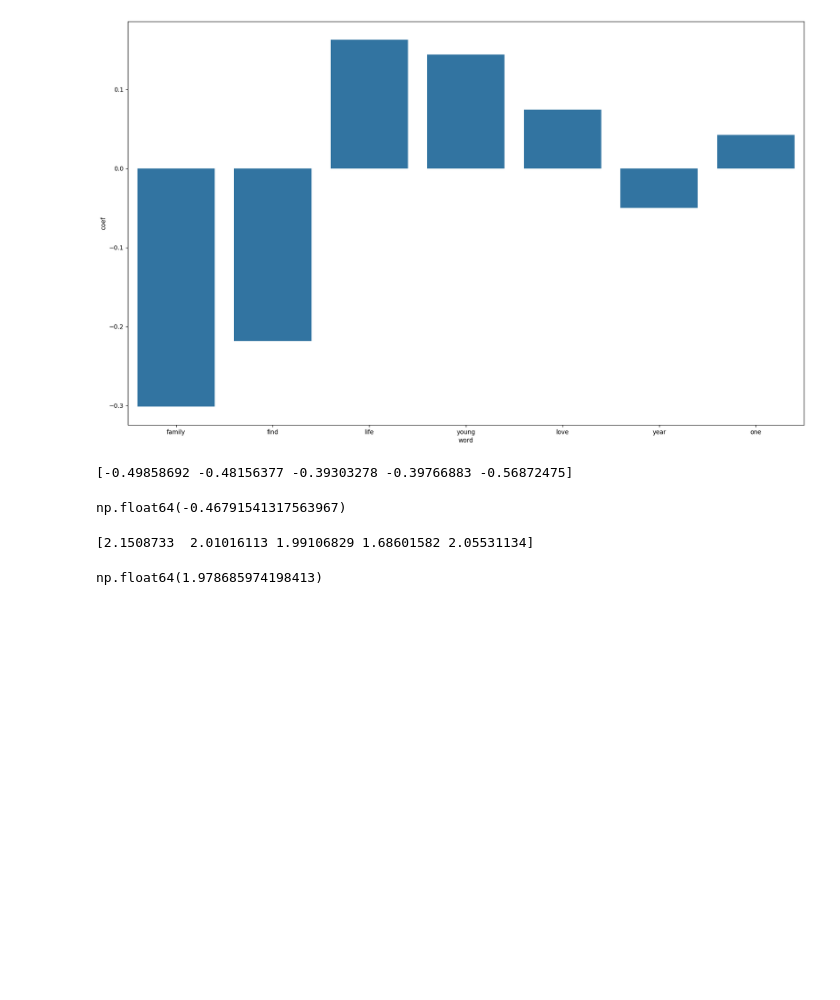
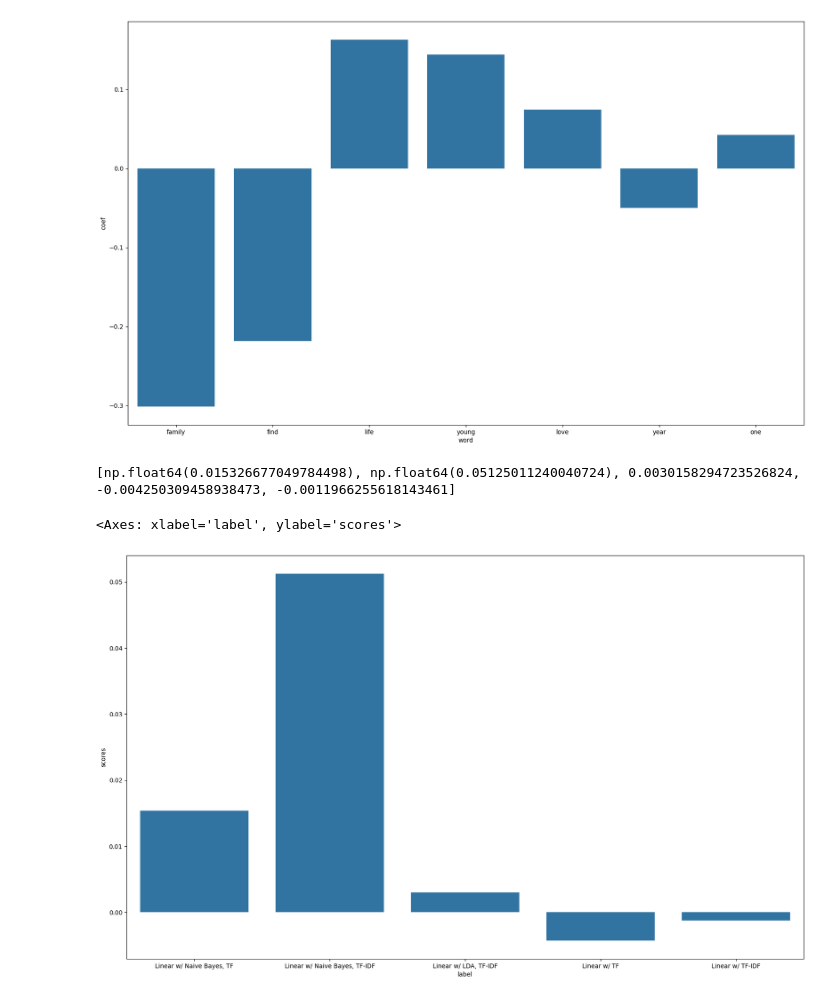
Before and after one commit to anthonybrown0528/csc-442-course-project, a Jupyter notebook: notebook/hw7/model_comparison_description_score_prediction.ipynb, the cells around one changed output. Cells and saved outputs as stored; diff of their text form; code cells hidden in the pictures; blank space fills up the shorter version.

```diff
--- a/notebook/hw7/model_comparison_description_score_prediction.ipynb
+++ b/notebook/hw7/model_comparison_description_score_prediction.ipynb
@@ -366,12 +361,14 @@ for index, (train, val) in enumerate(cv.split(X_train, y_train)):
-# %%
-print(cv_scores)
-cv_scores.mean()
-# %% [output]
-[-0.49858692 -0.48156377 -0.39303278 -0.39766883 -0.56872475]
-np.float64(-0.46791541317563967)
-# %%
-print(errors)
-errors.mean()
-# %% [output]
-[2.1508733  2.01016113 1.99106829 1.68601582 2.05531134]
-np.float64(1.978685974198413)
+# %%
+import seaborn as sns
+print(model_scores)
+model_scores_df = pd.DataFrame({
+    'label': ['Linear w/ Naive Bayes, TF', 'Linear w/ Naive Bayes, TF-IDF', 'Linear w/ LDA, TF-IDF', 'Linear w/ TF', 'Linear w/ TF-IDF'],
+    'scores': model_scores
+})
+
+plt.figure(figsize=(20,12))  # set plot size (denoted in inches) Source: https://stackoverflow.com/questions/59447378/sklearn-plot-tree-plot-is-too-small
+sns.barplot(data=model_scores_df, x='label', y='scores')
+# %% [output]
+[np.float64(0.015326677049784498), np.float64(0.05125011240040724), 0.0030158294723526824, -0.004250309458938473, -0.0011966255618143461]
+<Axes: xlabel='label', ylabel='scores'>
+[figure, added]
```
Also changed, not shown: parts of 8 cells of this notebook.
